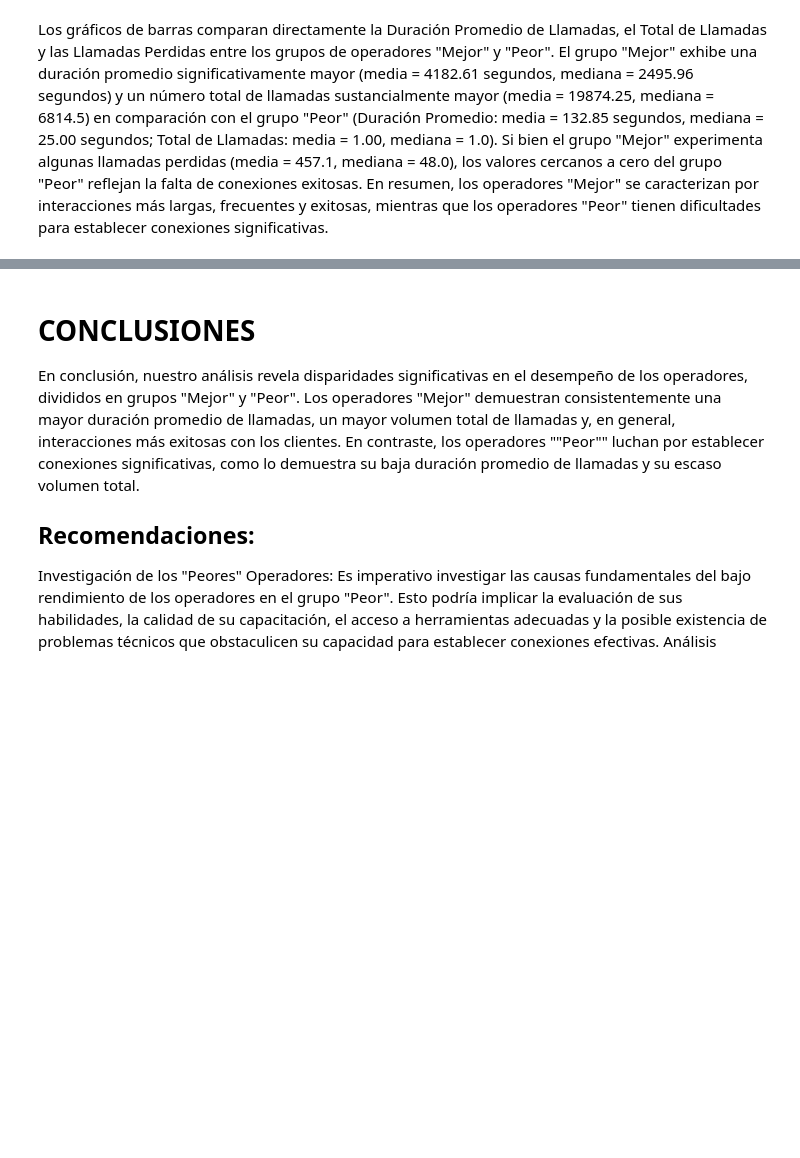
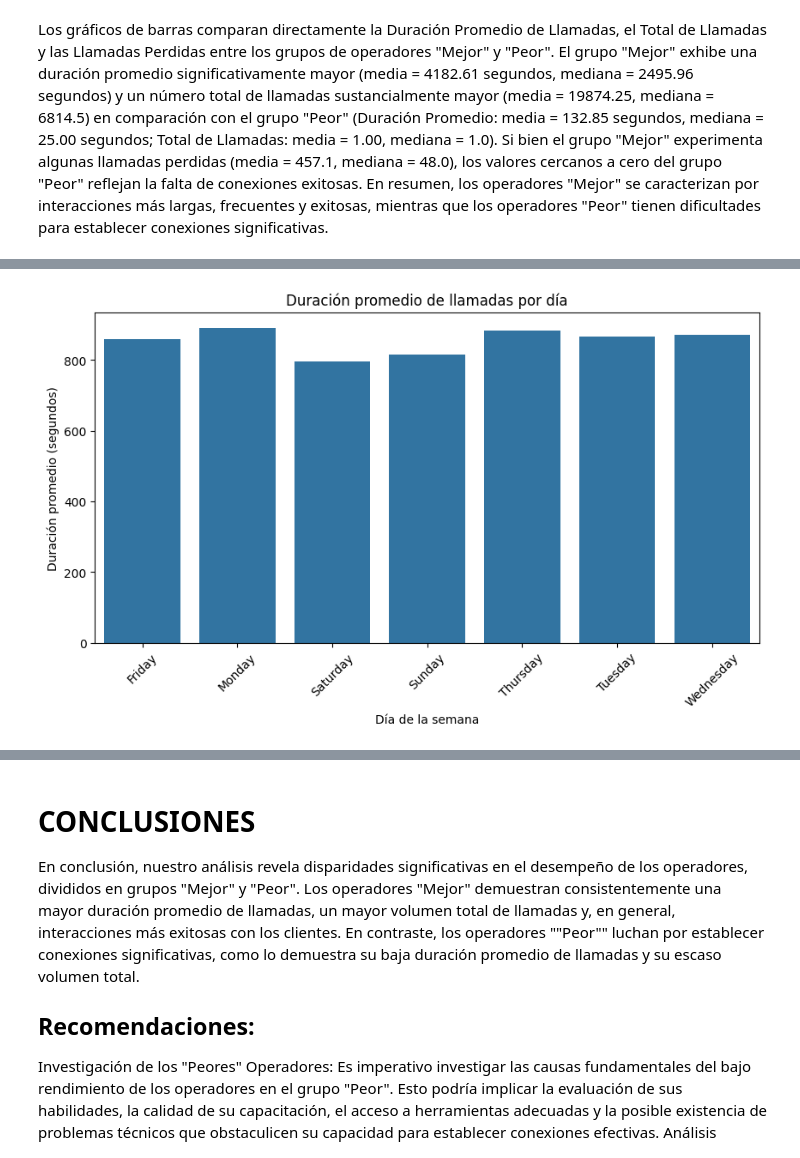
Before and after one commit to fttm-mdz/proyecto_final, a Jupyter notebook: notebooks/EDA_inicial.ipynb, the cells around one changed output, grey strips where cells are left out. Drawn from its saved outputs; the diff is of its cells as text; code cells hidden in the pictures; blank space fills up the shorter version.

```diff
--- a/notebooks/EDA_inicial.ipynb
+++ b/notebooks/EDA_inicial.ipynb
@@ -616,3 +616,15 @@ plt.show()
 [figure]
 # %% [markdown]
 Los gráficos de barras comparan directamente la Duración Promedio de Llamadas, el Total de Llamadas y las Llamadas Perdidas entre los grupos de operadores "Mejor" y "Peor". El grupo "Mejor" exhibe una duración promedio significativamente mayor (media = 4182.61 segundos, mediana = 2495.96 segundos) y un número total de llamadas sustancialmente mayor (media = 19874.25, mediana = 6814.5) en comparación con el grupo "Peor" (Duración Promedio: media = 132.85 segundos, mediana = 25.00 segundos; Total de Llamadas: media = 1.00, mediana = 1.0). Si bien el grupo "Mejor" experimenta algunas llamadas perdidas (media = 457.1, mediana = 48.0), los valores cercanos a cero del grupo "Peor" reflejan la falta de conexiones exitosas. En resumen, los operadores "Mejor" se caracterizan por interacciones más largas, frecuentes y exitosas, mientras que los operadores "Peor" tienen dificultades para establecer conexiones significativas.
+# %%
+#temporalidades de desempeño por día
+df2["date"] = pd.to_datetime(df2["date"])
+df2["dia_semana"] = df2["date"].dt.day_name()
+
+desempeno_dia = df2.groupby("dia_semana").agg({
+    "call_duration": "mean",
+    "is_missed_call": "mean",
+    "calls_count": "sum"
+}).round(2)
+
+desempeno_dia
@@ -618,0 +641,10 @@ Los gráficos de barras comparan directamente la Duración Promedio de Llamadas,
+# %%
+plt.figure(figsize=(10,5))
+sns.barplot(data=desempeno_dia.reset_index(), x="dia_semana", y="call_duration")
+plt.title("Duración promedio de llamadas por día")
+plt.ylabel("Duración promedio (segundos)")
+plt.xlabel("Día de la semana")
+plt.xticks(rotation=45)
+plt.show()
+# %% [output]
+[figure, added]
```
Also changed, not shown: parts of 12 cells of this notebook.
